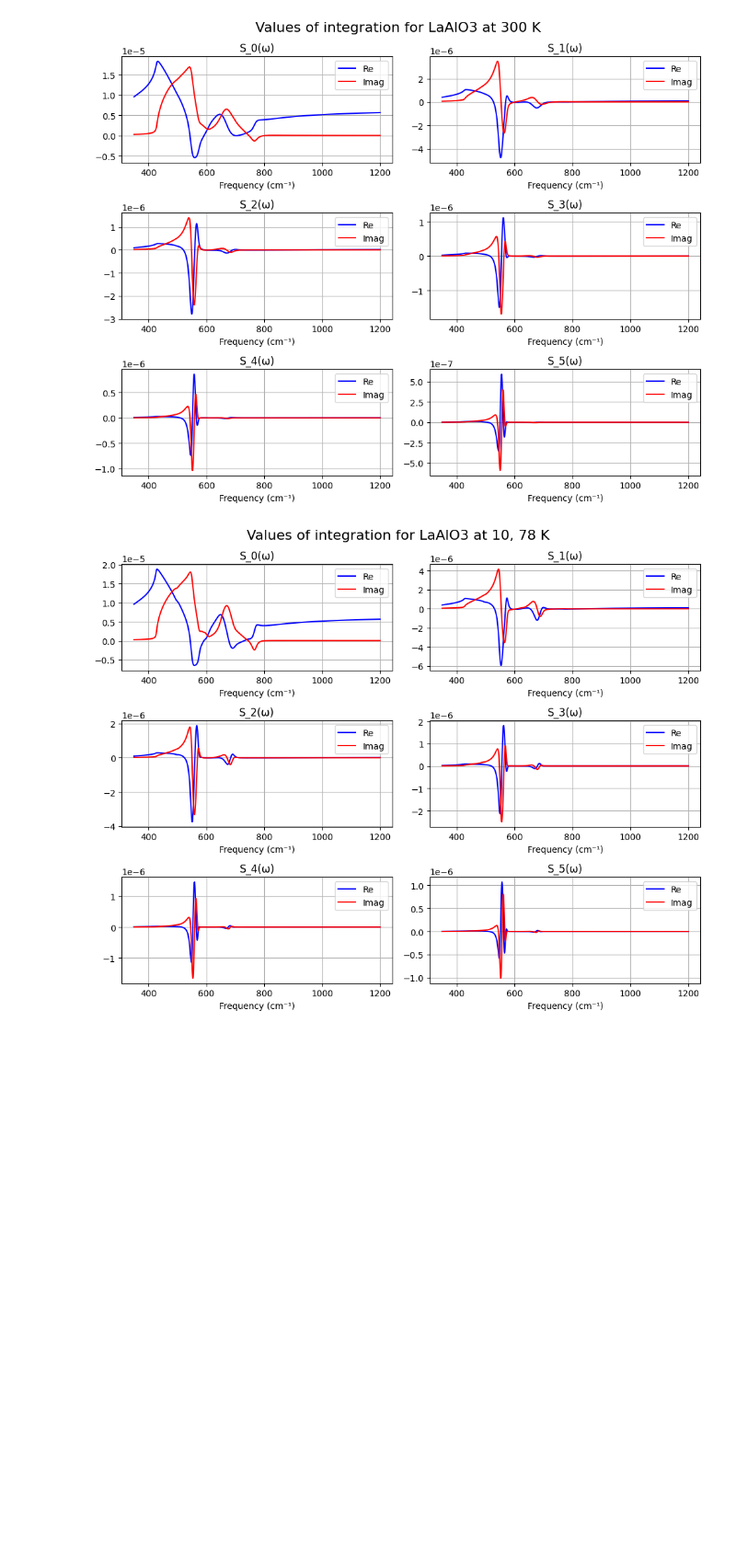
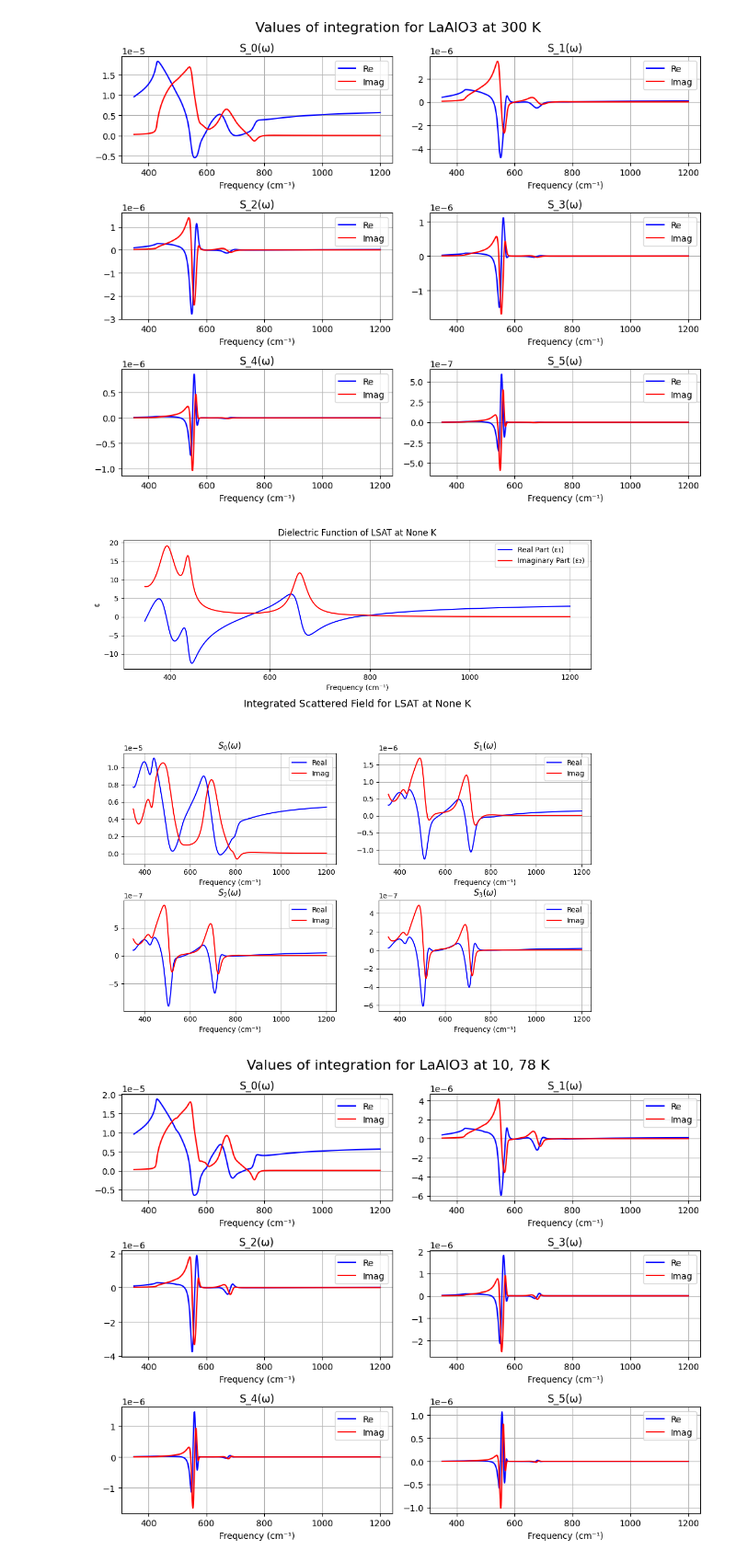
Before and after one commit to leoluga/nano-optics-ml, a Jupyter notebook: notebooks/initial_testing/zhang1994_epsilon.ipynb, the cells around one changed output. Shown: that part at 92% size. Saved outputs shown, nothing was run; the diff lists cells and outputs as text; code cells hidden in the pictures; blank space fills up the shorter version.

```diff
--- a/notebooks/zhang1994_epsilon.ipynb
+++ b/notebooks/initial_testing/zhang1994_epsilon.ipynb
@@ -252,6 +257,20 @@ plt.tight_layout()
 plt.show()
 # %% [output]
 [figure]
+# %%
+import numpy as np
+from evaluation.integrate_scattered_field import integrate_and_plot_scattered_field
+
+material = 'LSAT'  # Adjust key as defined in your MATERIAL_LIBRARY.
+temperature = None#300
+omega_cm = np.linspace(350, 1200, 1000)  # Frequency range in cm⁻¹
+n_values = [0,1,2,3]
+Omega = 2 * np.pi * (250e3)  # Example value for Omega
+
+# Run the integration and plot the results
+integrated_values, fig = integrate_and_plot_scattered_field(material, temperature, omega_cm, n_values, Omega)
+# %% [output]
+[figure, added]
 # %%
 material = 'LaAlO3'
 temperature = '10, 78'
```
Also changed, not shown: parts of 3 cells of this notebook, 19 other files.
